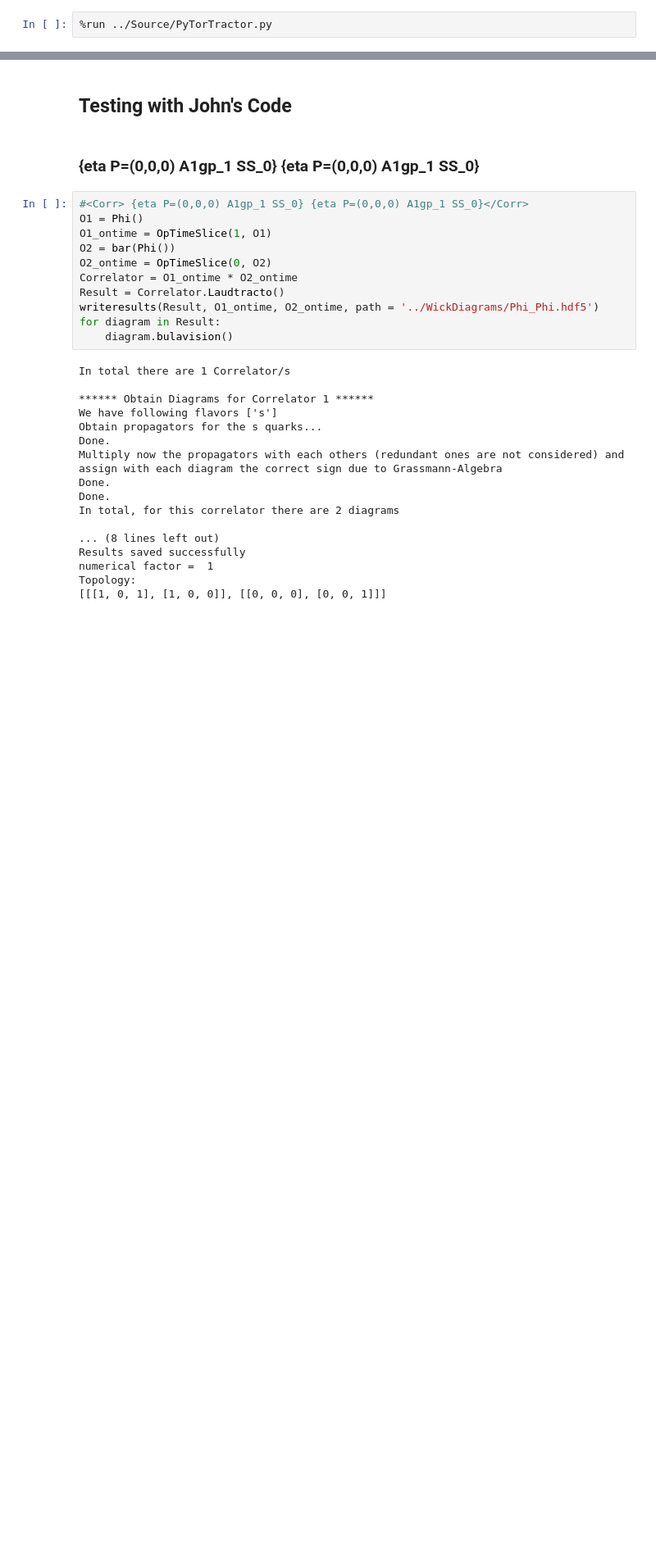
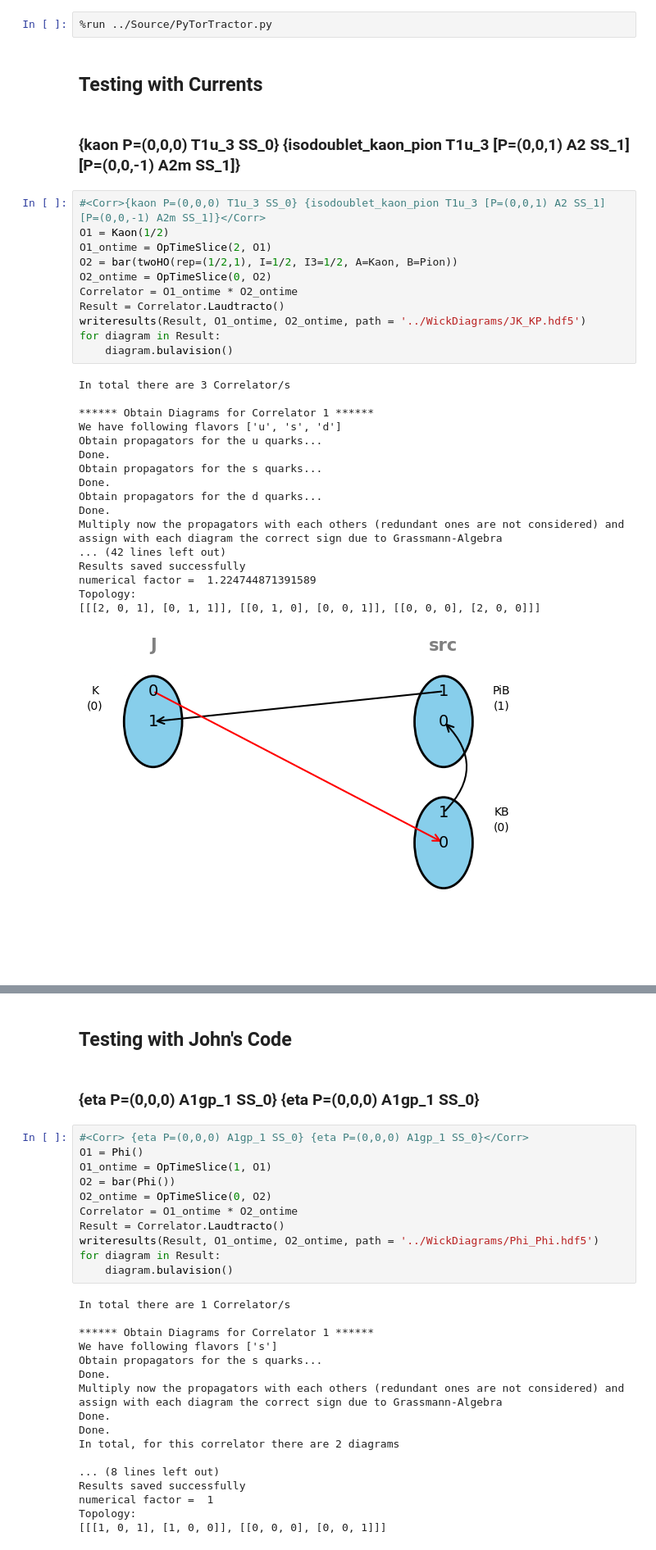
Before and after one commit to Herzallah15/PyTorTractor, a Jupyter notebook: Main/Main.ipynb, the cells around one changed output, grey strips where cells are left out. Shown at 82% size. Drawn from its saved outputs; the diff is of its cells as text; blank space fills up the shorter version.

Commit message:
Include_Current_Tests

```diff
--- a/Main/Main.ipynb
+++ b/Main/Main.ipynb
@@ -1,2 +1,36 @@
 # %%
 %run ../Source/PyTorTractor.py
+# %% [markdown]
+## Testing with Currents
+# %% [markdown]
+### <Corr>{kaon P=(0,0,0) T1u_3 SS_0} {isodoublet_kaon_pion T1u_3 [P=(0,0,1) A2 SS_1] [P=(0,0,-1) A2m SS_1]}</Corr>
+# %%
+#<Corr>{kaon P=(0,0,0) T1u_3 SS_0} {isodoublet_kaon_pion T1u_3 [P=(0,0,1) A2 SS_1] [P=(0,0,-1) A2m SS_1]}</Corr>
+O1 = Kaon(1/2)
+O1_ontime = OpTimeSlice(2, O1)
+O2 = bar(twoHO(rep=(1/2,1), I=1/2, I3=1/2, A=Kaon, B=Pion))
+O2_ontime = OpTimeSlice(0, O2)
+Correlator = O1_ontime * O2_ontime
+Result = Correlator.Laudtracto()
+writeresults(Result, O1_ontime, O2_ontime, path = '../WickDiagrams/JK_KP.hdf5')
+for diagram in Result:
+    diagram.bulavision()
+# %% [output]
+In total there are 3 Correlator/s
+
+****** Obtain Diagrams for Correlator 1 ******
+We have following flavors ['u', 's', 'd']
+Obtain propagators for the u quarks...
+Done.
+Obtain propagators for the s quarks...
+Done.
+Obtain propagators for the d quarks...
+Done.
+Multiply now the propagators with each others (redundant ones are not considered) and
+assign with each diagram the correct sign due to Grassmann-Algebra
+... (42 lines left out)
+Results saved successfully
+numerical factor =  1.224744871391589
+Topology:
+[[[2, 0, 1], [0, 1, 1]], [[0, 1, 0], [0, 0, 1]], [[0, 0, 0], [2, 0, 0]]]
+[figure, added]
```
Also changed, not shown: parts of 5 cells of this notebook.
